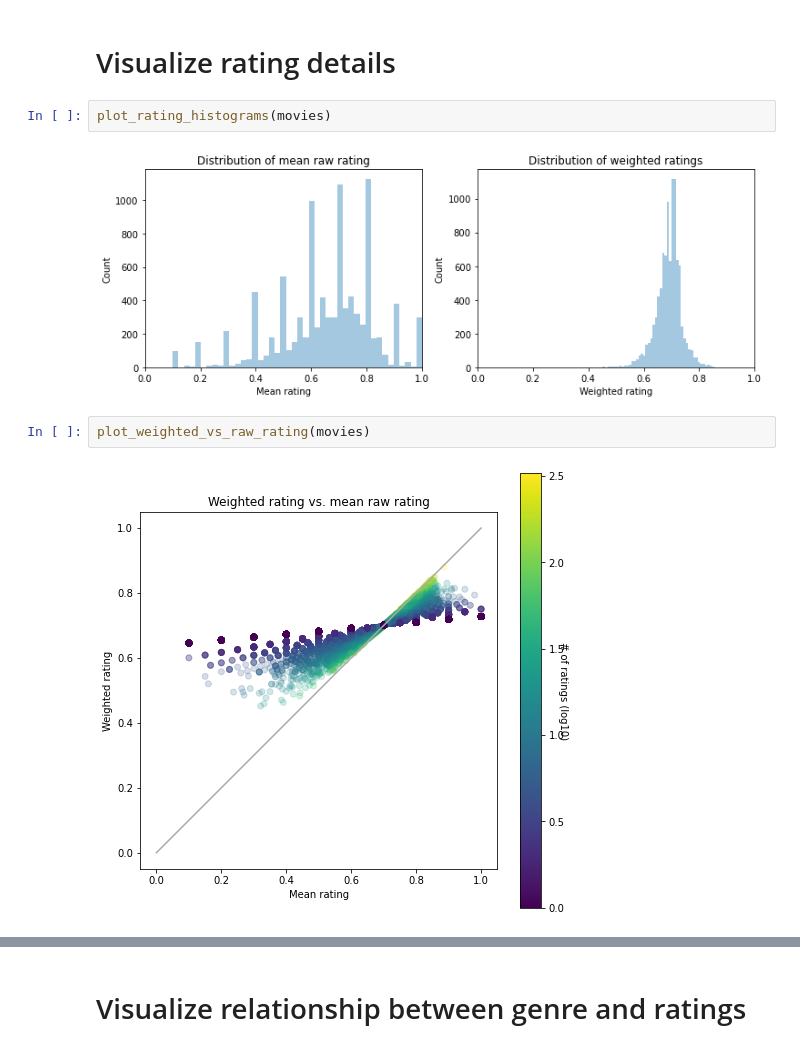
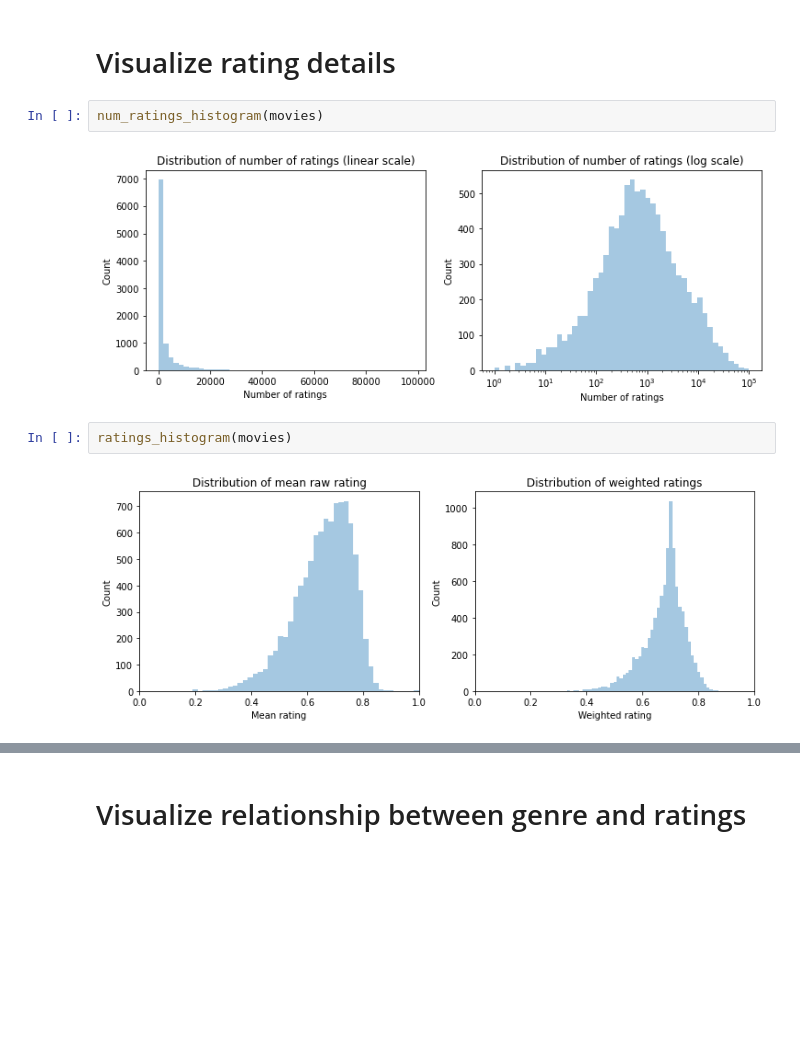
Before and after one commit to NicoleEleniPeltier/Movie-Recommender, a Jupyter notebook: Exploratory-Data-Analysis.ipynb, the cells around one changed output, grey strips where cells are left out. Cells and saved outputs as stored; diff of their text form; blank space fills up the shorter version.

Commit message:
Add histogram of number of ratings, rename functions

```diff
--- a/Exploratory-Data-Analysis.ipynb
+++ b/Exploratory-Data-Analysis.ipynb
@@ -56,10 +56,10 @@ plot_genre_heatmap(movies)
 # %% [markdown]
 # Visualize rating details
 # %%
-plot_rating_histograms(movies)
+num_ratings_histogram(movies)
 # %% [output]
-[figure, old version]
+[figure, new version]
 # %%
-plot_weighted_vs_raw_rating(movies)
+ratings_histogram(movies)
 # %% [output]
-[figure, old version]
+[figure, new version]
```
Also changed, not shown: parts of 8 cells of this notebook, 1 other file.
